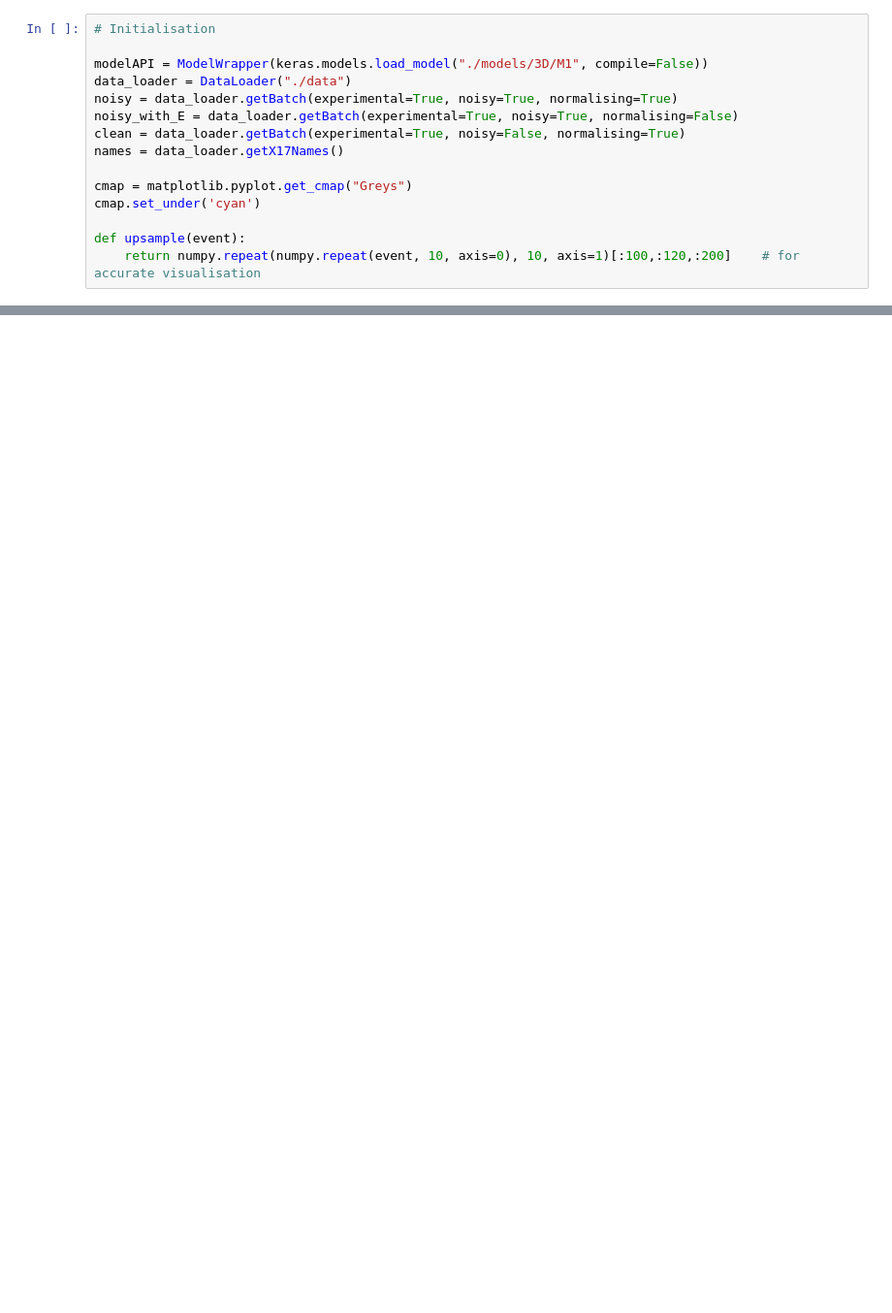
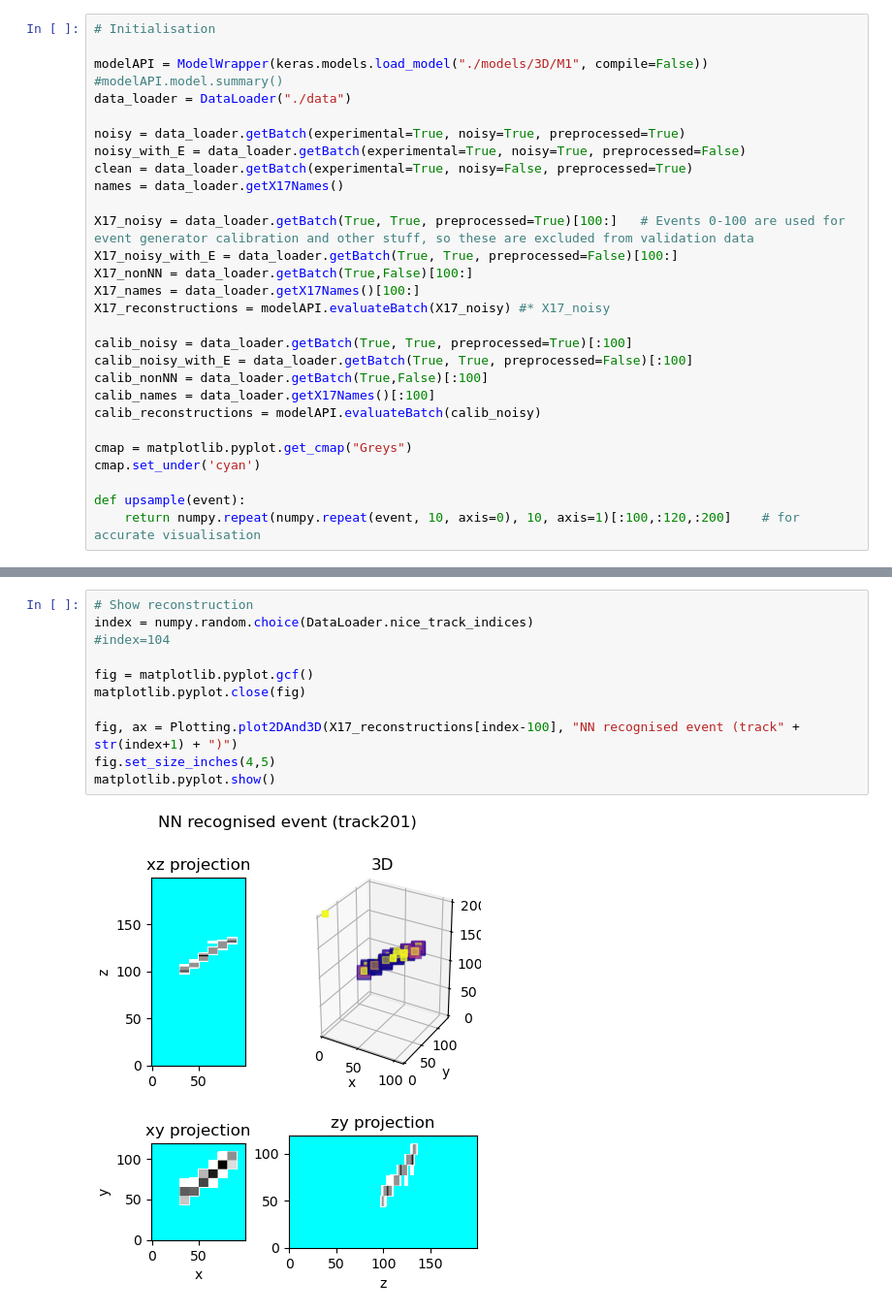
Before and after one commit to gajdosmatej/track_denoiser, a Jupyter notebook: analysis.ipynb, the cells around one changed output, grey strips where cells are left out. Shown at 97% size. Saved outputs shown, nothing was run; the diff lists cells and outputs as text; blank space fills up the shorter version.

```diff
--- a/analysis.ipynb
+++ b/analysis.ipynb
@@ -17,11 +17,25 @@ To enable the following instructions: SSE4.1 SSE4.2 AVX AVX2 FMA, in other opera
 # Initialisation
 
 modelAPI = ModelWrapper(keras.models.load_model("./models/3D/M1", compile=False))
+#modelAPI.model.summary()
 data_loader = DataLoader("./data")
-noisy = data_loader.getBatch(experimental=True, noisy=True, normalising=True)
-noisy_with_E = data_loader.getBatch(experimental=True, noisy=True, normalising=False)
-clean = data_loader.getBatch(experimental=True, noisy=False, normalising=True)
+
+noisy = data_loader.getBatch(experimental=True, noisy=True, preprocessed=True)
+noisy_with_E = data_loader.getBatch(experimental=True, noisy=True, preprocessed=False)
+clean = data_loader.getBatch(experimental=True, noisy=False, preprocessed=True)
 names = data_loader.getX17Names()
+
+X17_noisy = data_loader.getBatch(True, True, preprocessed=True)[100:]	# Events 0-100 are used for event generator calibration and other stuff, so these are excluded from validation data
+X17_noisy_with_E = data_loader.getBatch(True, True, preprocessed=False)[100:]
+X17_nonNN = data_loader.getBatch(True,False)[100:]
+X17_names = data_loader.getX17Names()[100:]
+X17_reconstructions = modelAPI.evaluateBatch(X17_noisy) #* X17_noisy
+
+calib_noisy = data_loader.getBatch(True, True, preprocessed=True)[:100]
+calib_noisy_with_E = data_loader.getBatch(True, True, preprocessed=False)[:100]
+calib_nonNN = data_loader.getBatch(True,False)[:100]
+calib_names = data_loader.getX17Names()[:100]
+calib_reconstructions = modelAPI.evaluateBatch(calib_noisy)
 
 cmap = matplotlib.pyplot.get_cmap("Greys")
 cmap.set_under('cyan')
@@ -117,0 +78,13 @@ print(threshold)
+# %%
+# Show reconstruction
+index = numpy.random.choice(DataLoader.nice_track_indices)
+#index=104
+
+fig = matplotlib.pyplot.gcf()
+matplotlib.pyplot.close(fig)
+
+fig, ax = Plotting.plot2DAnd3D(X17_reconstructions[index-100], "NN recognised event (track" + str(index+1) + ")")
+fig.set_size_inches(4,5)
+matplotlib.pyplot.show()
+# %% [output]
+[figure, added]
```
Also changed, not shown: parts of 19 cells of this notebook, 1 other file.
